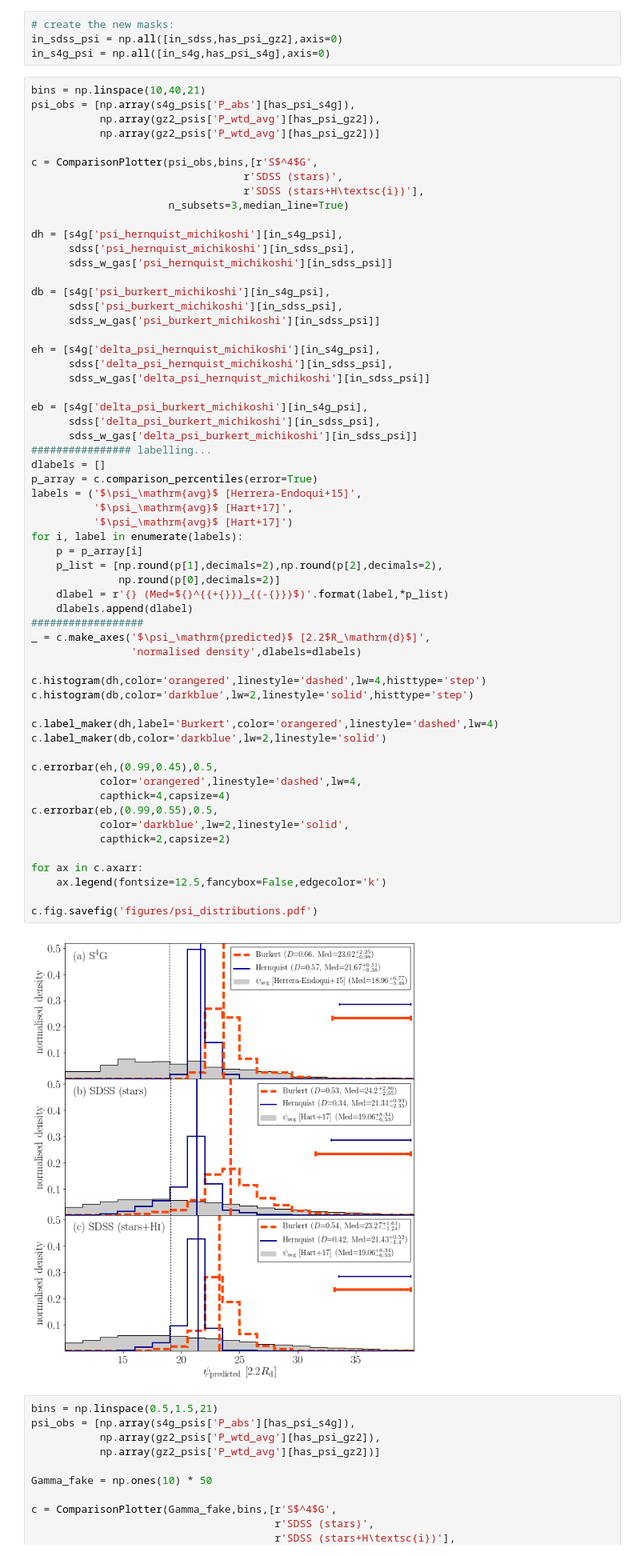
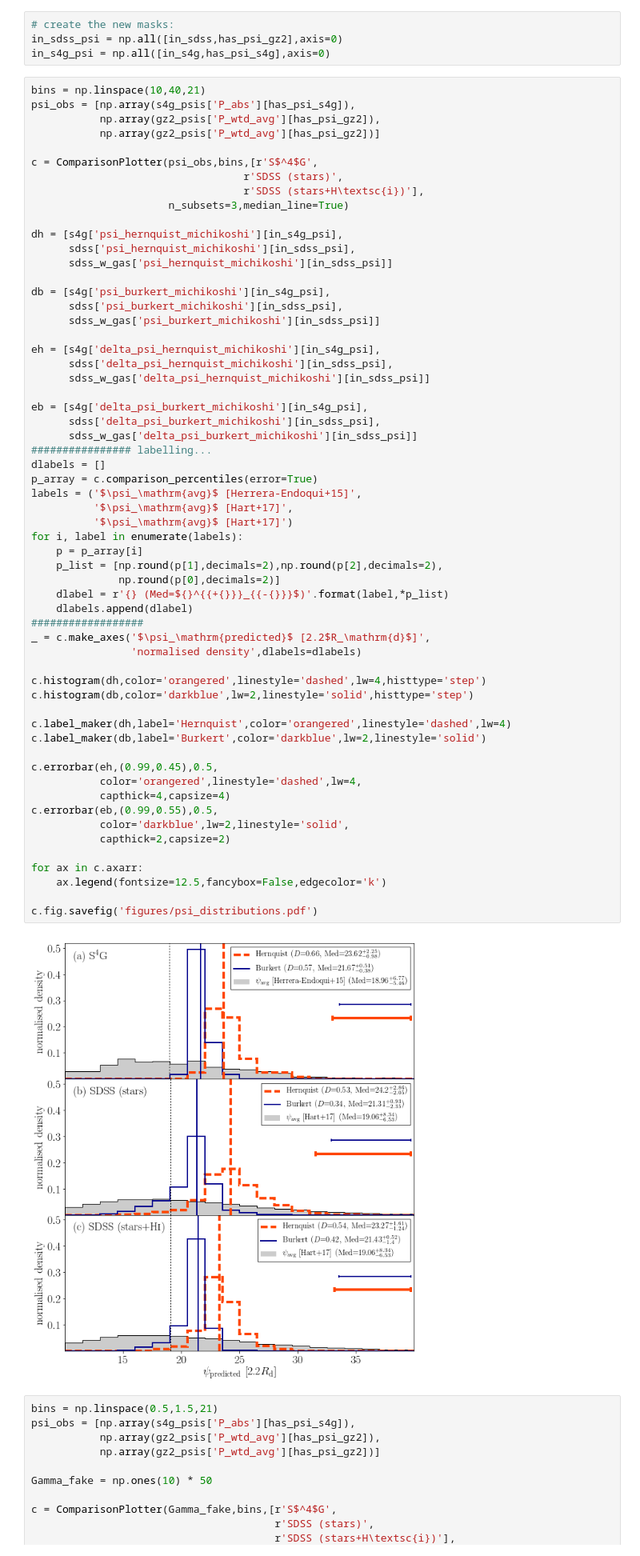
Before and after one commit to RossHart/Donghia_paper, a Jupyter notebook: science_distributions.ipynb, the cells around one changed output. Shown at 80% size. Drawn from its saved outputs; the diff is of its cells as text.

```diff
--- a/science_distributions.ipynb
+++ b/science_distributions.ipynb
@@ -291,36 +291,36 @@ dlabels = []
 p_array = c.comparison_percentiles(error=True)
 labels = ('$\psi_\mathrm{avg}$ [Herrera-Endoqui+15]',
           '$\psi_\mathrm{avg}$ [Hart+17]',
           '$\psi_\mathrm{avg}$ [Hart+17]')
 for i, label in enumerate(labels):
     p = p_array[i]
     p_list = [np.round(p[1],decimals=2),np.round(p[2],decimals=2),
               np.round(p[0],decimals=2)]
     dlabel = r'{} (Med=${}^{{+{}}}_{{-{}}}$)'.format(label,*p_list)
     dlabels.append(dlabel)
 ##################
 _ = c.make_axes('$\psi_\mathrm{predicted}$ [2.2$R_\mathrm{d}$]',
                 'normalised density',dlabels=dlabels)
 
 c.histogram(dh,color='orangered',linestyle='dashed',lw=4,histtype='step')
 c.histogram(db,color='darkblue',lw=2,linestyle='solid',histtype='step')
 
-c.label_maker(dh,label='Burkert',color='orangered',linestyle='dashed',lw=4)
-c.label_maker(db,color='darkblue',lw=2,linestyle='solid')
+c.label_maker(dh,label='Hernquist',color='orangered',linestyle='dashed',lw=4)
+c.label_maker(db,label='Burkert',color='darkblue',lw=2,linestyle='solid')
 
 c.errorbar(eh,(0.99,0.45),0.5,
            color='orangered',linestyle='dashed',lw=4,
            capthick=4,capsize=4)
 c.errorbar(eb,(0.99,0.55),0.5,
            color='darkblue',lw=2,linestyle='solid',
            capthick=2,capsize=2)
 
 for ax in c.axarr:
     ax.legend(fontsize=12.5,fancybox=False,edgecolor='k')
 
 c.fig.savefig('figures/psi_distributions.pdf')
 # %% [output]
-[figure, old version]
+[figure, new version]
 # %%
 bins = np.linspace(0.5,1.5,21)
 psi_obs = [np.array(s4g_psis['P_abs'][has_psi_s4g]),
```
Also changed, not shown: parts of 1 cell of this notebook, 1 other file.
